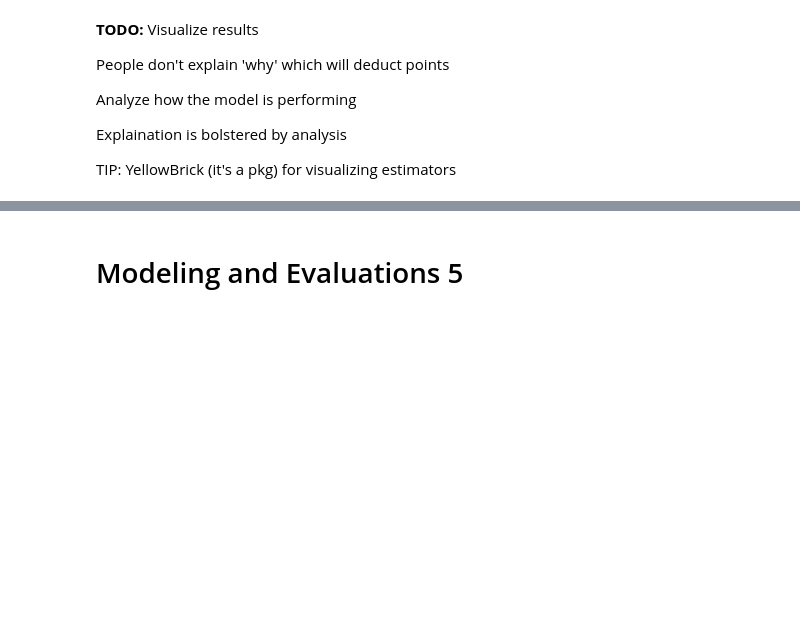
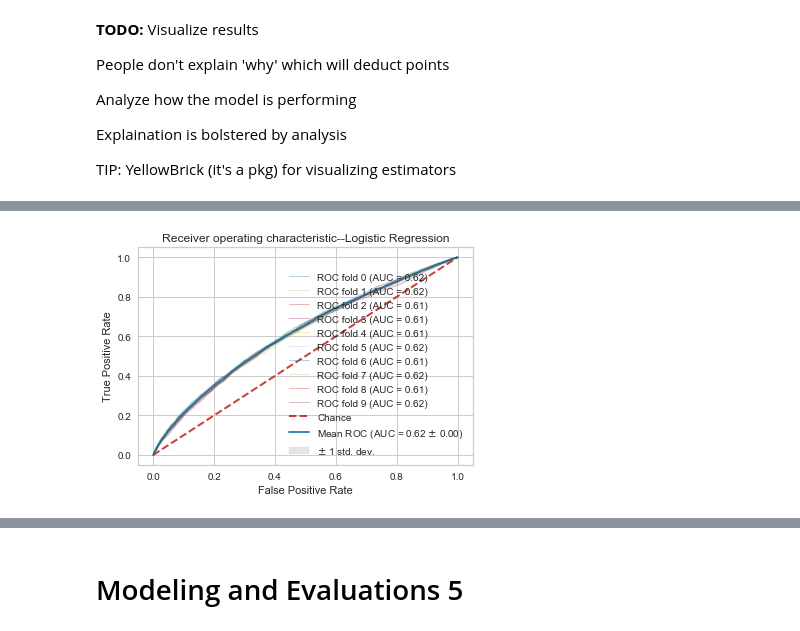
Before and after one commit to sachinac/ML7331, a Jupyter notebook: msds_7331_lab_2_v01.ipynb, the cells around one changed output, grey strips where cells are left out. Drawn from its saved outputs; the diff is of its cells as text; code cells hidden in the pictures; blank space fills up the shorter version.

```diff
--- a/msds_7331_lab_2_v01.ipynb
+++ b/msds_7331_lab_2_v01.ipynb
@@ -1004,13 +1073,13 @@ RegKnnParams = [
 ]
 cv = ShuffleSplit(n_splits=10, test_size=.2, random_state=86)
 #Perform the grid search using accuracy as a metric during cross validation.
-grid = GridSearchCV(RegKnnPipe, RegKnnParams, cv=cv, scoring=['neg_mean_squared_error','r2'], n_jobs=-1, refit='neg_mean_squared_error')
+KNNgrid = GridSearchCV(RegKnnPipe, RegKnnParams, cv=cv, scoring=['neg_mean_squared_error','r2'], n_jobs=-1, refit='neg_mean_squared_error')
 #Use the best features from recursive feature elimination during the grid search
 start_time = timeit.default_timer()
-grid.fit(reg_X_train, reg_y_train)
+KNNgrid.fit(reg_X_train, reg_y_train)
 grid_time = timeit.default_timer() - start_time
 #display the best pipeline model identified during the grid search
 print("\ngrid time: ", grid_time)
-gridResults = pd.DataFrame.from_dict(grid.cv_results_)
-gridResults
+KNNgridResults = pd.DataFrame.from_dict(KNNgrid.cv_results_)
+KNNgridResults
 #grid.best_estimator_
@@ -1100,0 +1202,8 @@ mean_fpr_rf, mean_tpr_rf, mean_auc_rf, std_auc_rf = plotROCcurve(classifier, X,t
+# %%
+%matplotlib inline
+#plot Logicstic Regression ROC curves and AUC
+classifier = best_log_clf.best_estimator_
+
+mean_fpr_lg, mean_tpr_lg, mean_auc_lg, std_auc_lg = plotROCcurve(classifier, X,target_df, cv, calculate_probability, model='Logistic Regression')
+# %% [output]
+[figure, added]
```
Also changed, not shown: parts of 22 cells of this notebook.
